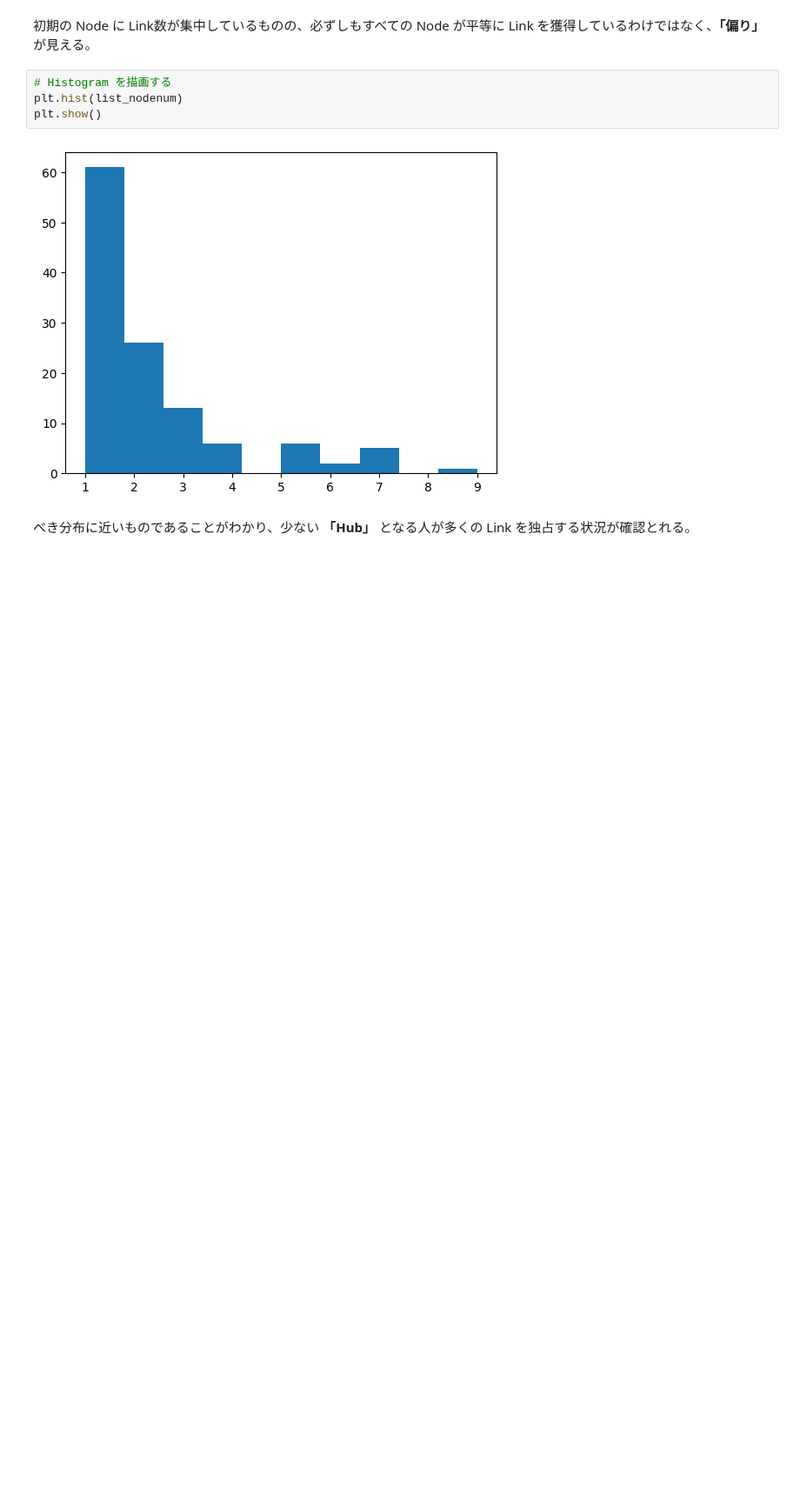
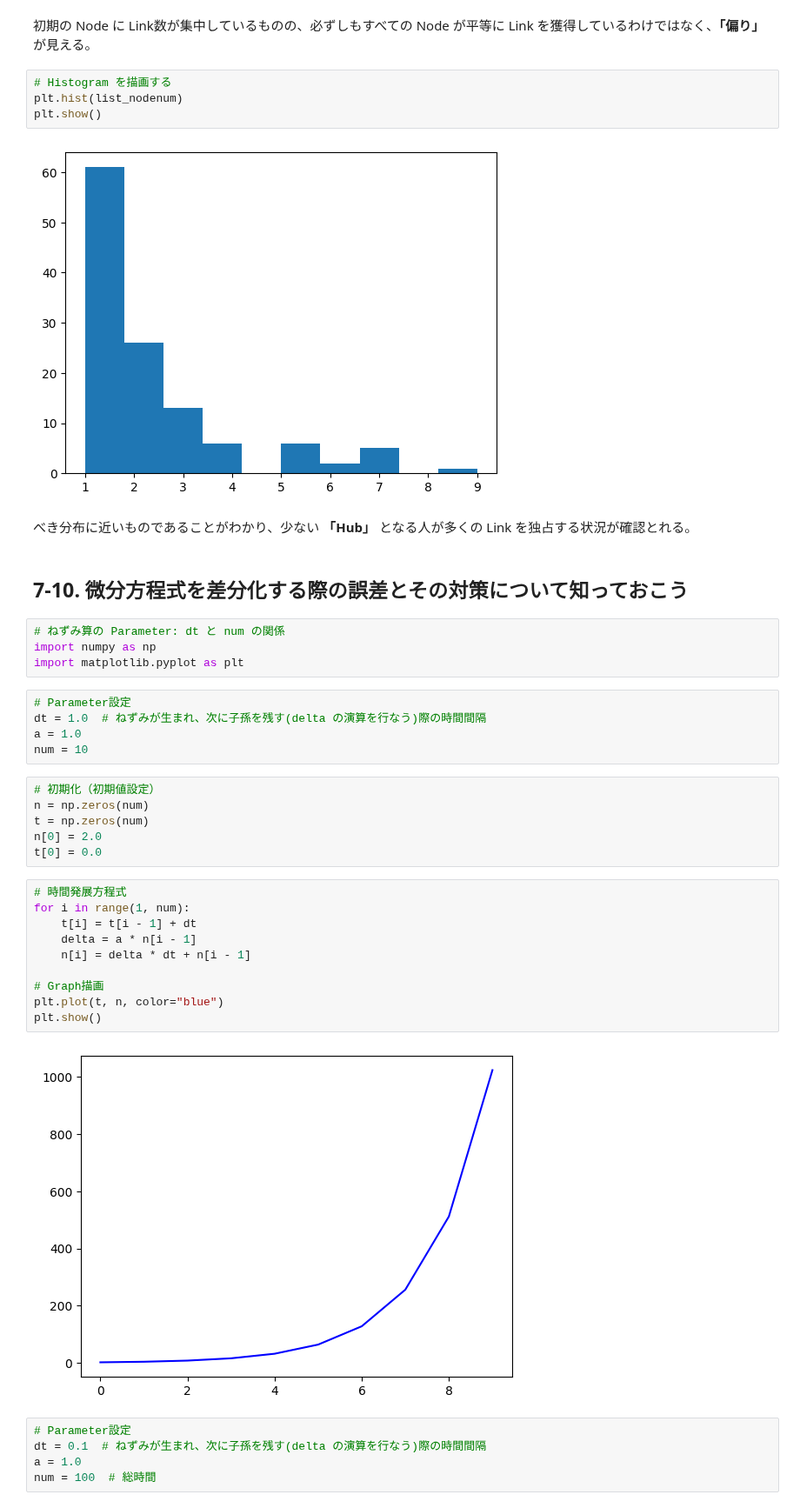
Before and after one commit to 1024xx4/math_programing_for_ai_and_ds, a Jupyter notebook: section07/network_model.ipynb, the cells around one changed output. Shown at 87% size. Cells and saved outputs as stored; diff of their text form; blank space fills up the shorter version.

Commit message:
Feat: 微分方程式を差分化する際の誤差とその対策について知っておこう#13

```diff
--- a/section07/network_model.ipynb
+++ b/section07/network_model.ipynb
@@ -149,3 +151,37 @@ plt.show()
 [figure]
 # %% [markdown]
 べき分布に近いものであることがわかり、少ない **「Hub」** となる人が多くの Link を独占する状況が確認とれる。
+# %% [markdown]
+## 7-10. 微分方程式を差分化する際の誤差とその対策について知っておこう
+# %%
+# ねずみ算の Parameter: dt と num の関係
+import numpy as np
+import matplotlib.pyplot as plt
+# %%
+# Parameter設定
+dt = 1.0  # ねずみが生まれ、次に子孫を残す(delta の演算を行なう)際の時間間隔
+a = 1.0
+num = 10
+# %%
+# 初期化（初期値設定）
+n = np.zeros(num)
+t = np.zeros(num)
+n[0] = 2.0
+t[0] = 0.0
+# %%
+# 時間発展方程式
+for i in range(1, num):
+    t[i] = t[i - 1] + dt
+    delta = a * n[i - 1]
+    n[i] = delta * dt + n[i - 1]
+
+# Graph描画
+plt.plot(t, n, color="blue")
+plt.show()
+# %% [output]
+[figure, added]
+# %%
+# Parameter設定
+dt = 0.1  # ねずみが生まれ、次に子孫を残す(delta の演算を行なう)際の時間間隔
+a = 1.0
+num = 100  # 総時間
```
Also changed, not shown: parts of 17 cells of this notebook.
